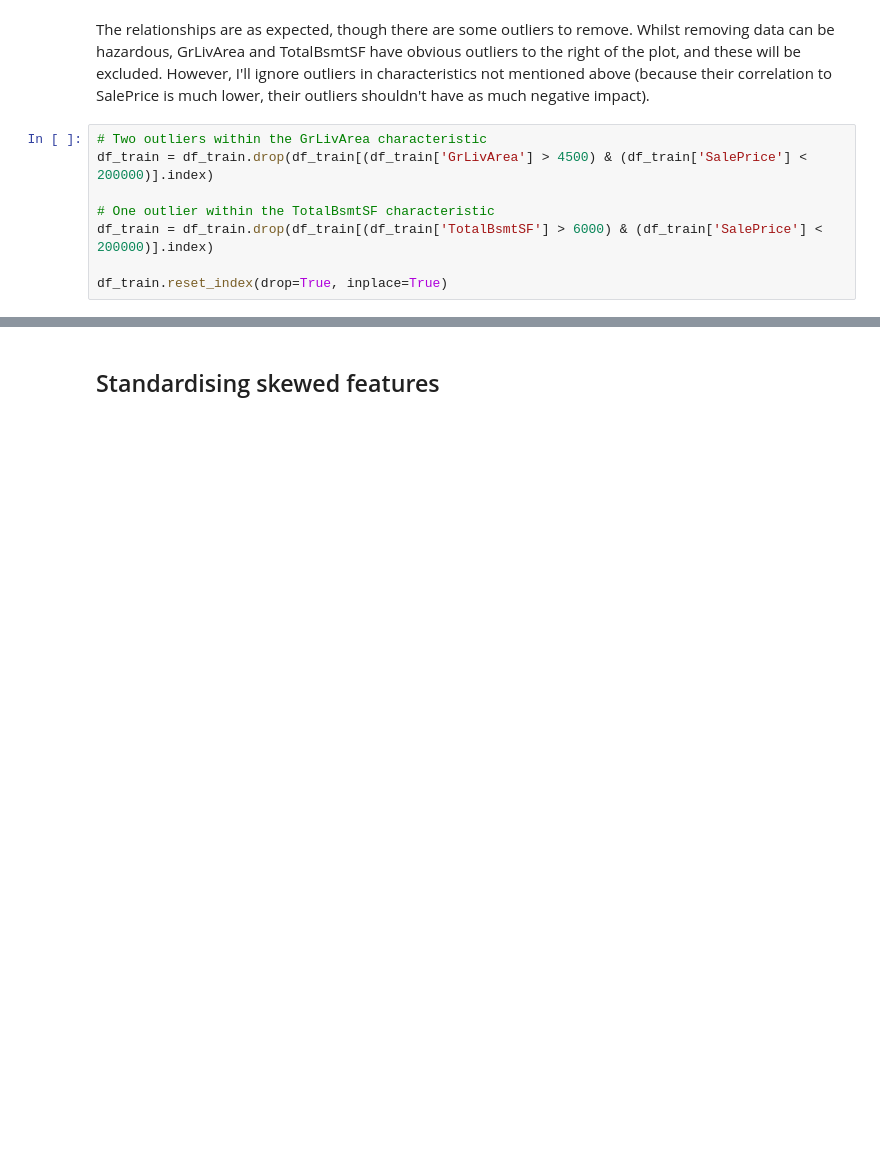
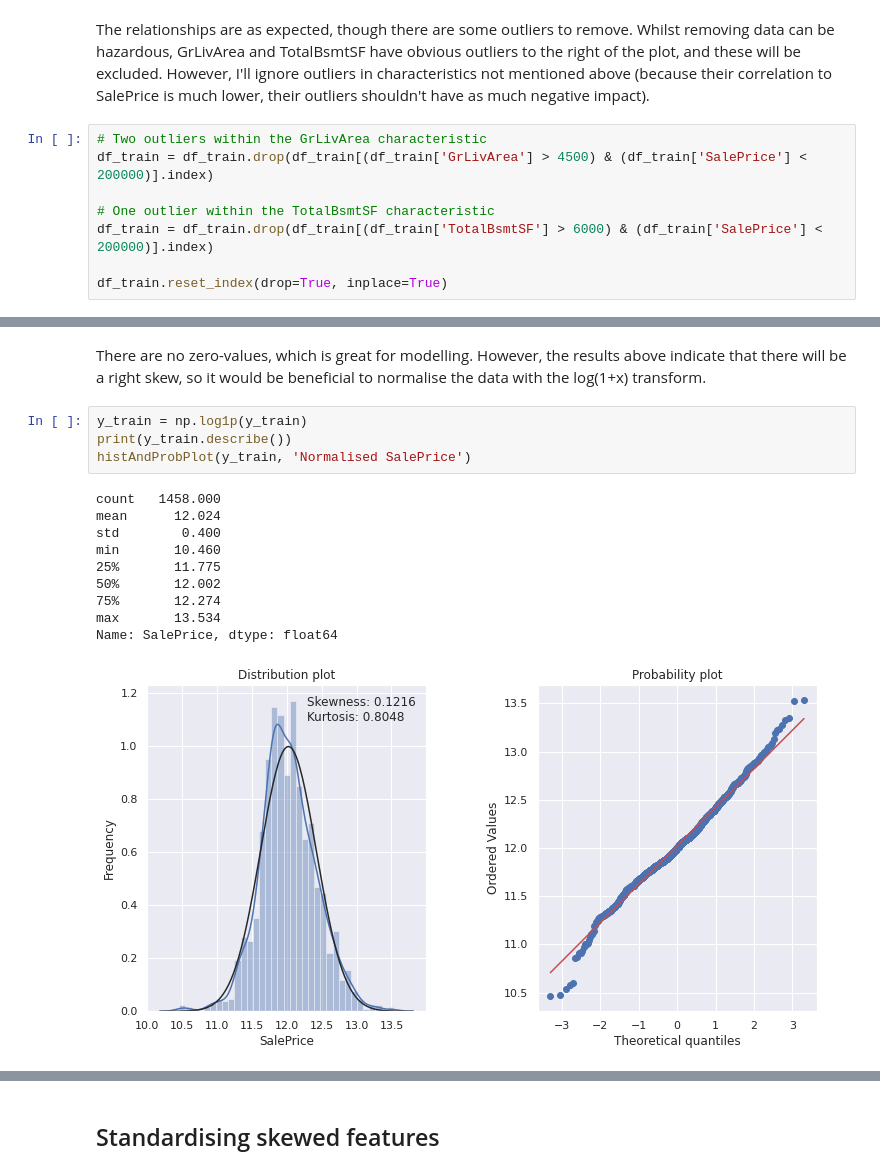
Before and after one commit to KadinSchultz/House-Price-Predictions, a Jupyter notebook: house-prices-kadin-s.ipynb, the cells around one changed output, grey strips where cells are left out. Cells and saved outputs as stored; diff of their text form; blank space fills up the shorter version.

```diff
--- a/house-prices-kadin-s.ipynb
+++ b/house-prices-kadin-s.ipynb
@@ -324,0 +253,17 @@ df_train.reset_index(drop=True, inplace=True)
+# %% [markdown]
+There are no zero-values, which is great for modelling. However, the results above indicate that there will be a right skew, so it would be beneficial to normalise the data with the log(1+x) transform.
+# %%
+y_train = np.log1p(y_train)
+print(y_train.describe())
+histAndProbPlot(y_train, 'Normalised SalePrice')
+# %% [output]
+count   1458.000
+mean      12.024
+std        0.400
+min       10.460
+25%       11.775
+50%       12.002
+75%       12.274
+max       13.534
+Name: SalePrice, dtype: float64
+[figure, added]
```
Also changed, not shown: parts of 33 cells of this notebook.
